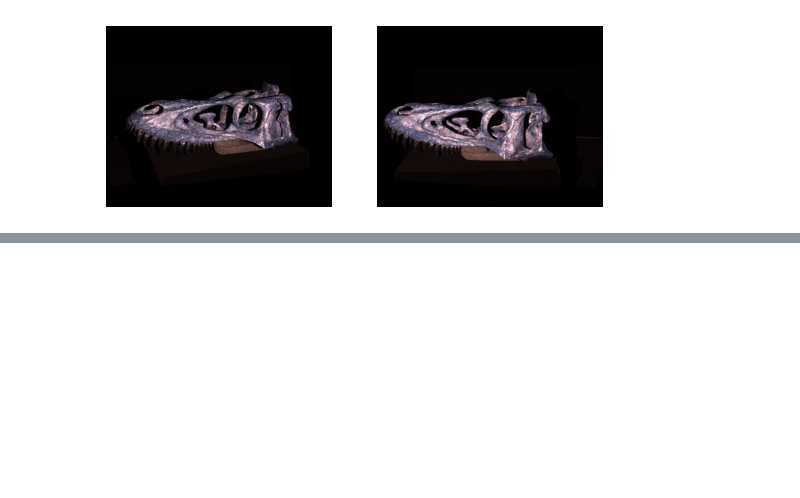
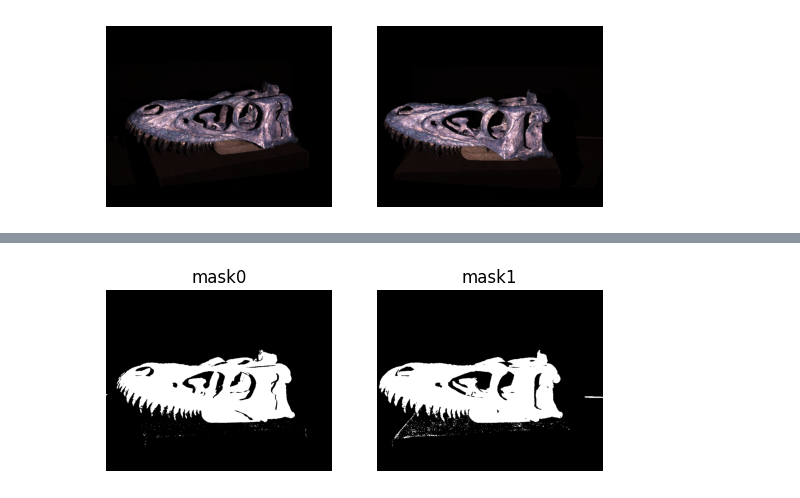
Before and after one commit to yufanana/ComputerVision02504, a Jupyter notebook: notebooks/ex13.ipynb, the cells around one changed output, grey strips where cells are left out. Saved outputs shown, nothing was run; the diff lists cells and outputs as text; code cells hidden in the pictures; blank space fills up the shorter version.

```diff
--- a/notebooks/ex13.ipynb
+++ b/notebooks/ex13.ipynb
@@ -48,0 +149,24 @@ maps1 = cv2.initUndistortRectifyMap(c['K1'], c['d1'], R1, P1, size, cv2.CV_32FC2
+# %%
+# Ex 13.4
+# Introduce binary mask that contains areas sufficiently illuminated
+light0 = imgs0_rect[0] - imgs0_rect[1]  # fully on - full off
+light1 = imgs1_rect[0] - imgs1_rect[1]
+
+# Divide threshold by 255 as the pixels are normalised [0,1]
+threshold = 15 / 255
+
+# Apply a threshold to obtain a mask for EACH CAMERA
+mask0 = (light0 > threshold).astype(np.uint8)
+mask1 = (light1 > threshold).astype(np.uint8)
+
+plt.subplot(1, 2, 1)
+plt.imshow(mask0, cmap="gray")
+plt.title("mask0")
+plt.axis("off")
+plt.subplot(1, 2, 2)
+plt.imshow(mask1, cmap="gray")
+plt.title("mask1")
+plt.axis("off")
+plt.show()
+# %% [output]
+[figure, added]
```
Also changed, not shown: parts of 13 cells of this notebook, 4 other files.
